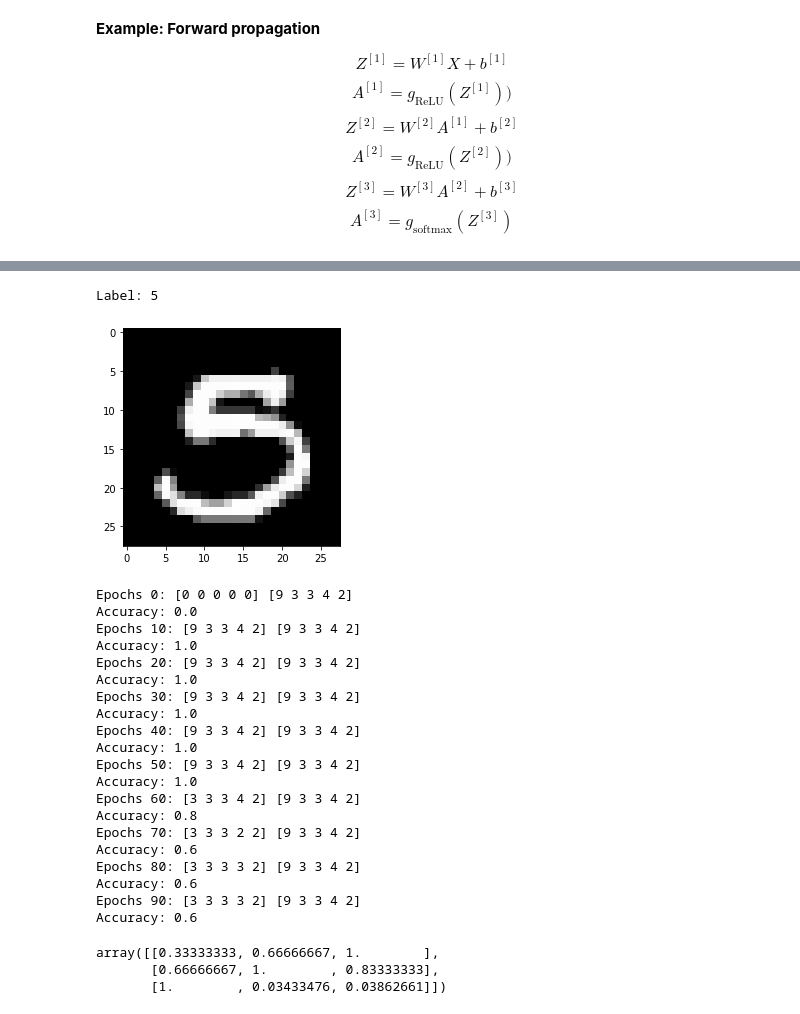
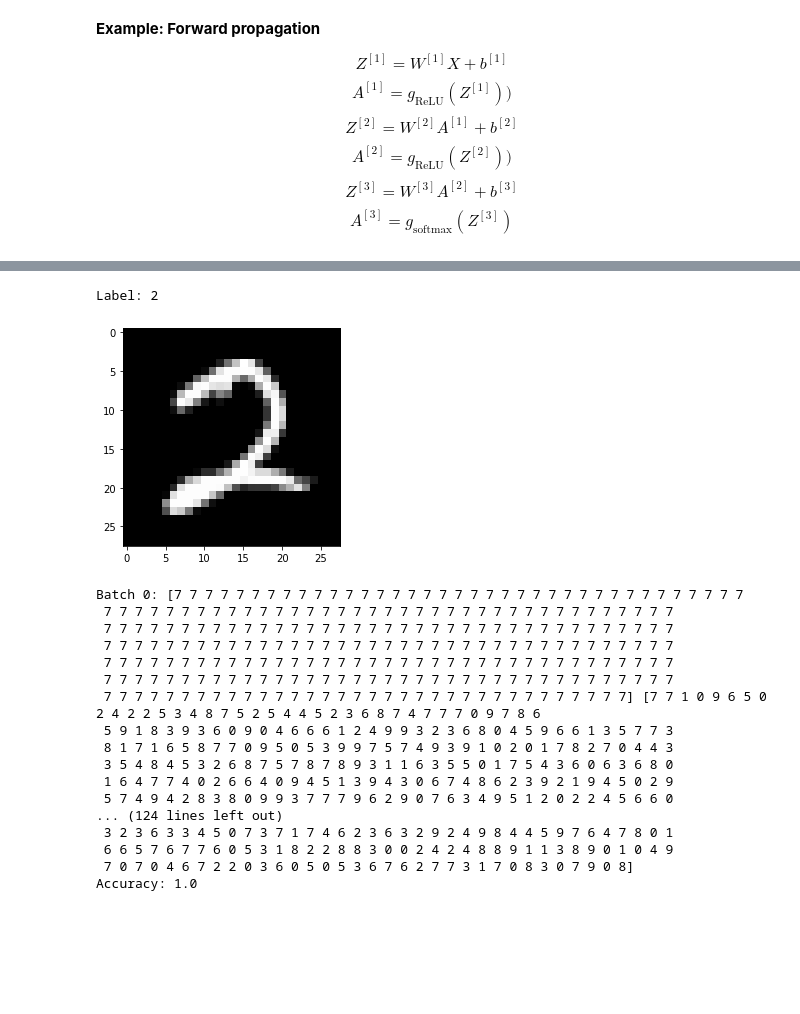
Before and after one commit to datvodinh10/Neural-Network-From-Scratch, a Jupyter notebook: main.ipynb, the cells around one changed output, grey strips where cells are left out. Cells and saved outputs as stored; diff of their text form; code cells hidden in the pictures; blank space fills up the shorter version.

```diff
--- a/main.ipynb
+++ b/main.ipynb
@@ -140,10 +174,10 @@ data = data.T
 X_train = data[1:].T / 255.
 y_train = data[0]
 # %%
-index = 3456
+index = 0
 plt.gray()
 plt.imshow(X_train[index].reshape(28,28),interpolation='nearest')
 print(f'Label: {y_train[index]}')
 # %% [output]
-Label: 5
+Label: 2
-[figure, old version]
+[figure, new version]
@@ -150,31 +186,20 @@ Label: 5
 # %%
-model = NeuralNetwork(n_inputs=784,n_outputs=10)
-model.fit(X_train[:5],y_train[:5],epochs=100,lr=0.1)
+model.fit(X_train.T,y_train,epochs=10000,lr=0.01,batch_size=256)
 # %% [output]
-Epochs 0: [0 0 0 0 0] [9 3 3 4 2]
-Accuracy: 0.0
-Epochs 10: [9 3 3 4 2] [9 3 3 4 2]
+Batch 0: [7 7 7 7 7 7 7 7 7 7 7 7 7 7 7 7 7 7 7 7 7 7 7 7 7 7 7 7 7 7 7 7 7 7 7 7 7
+ 7 7 7 7 7 7 7 7 7 7 7 7 7 7 7 7 7 7 7 7 7 7 7 7 7 7 7 7 7 7 7 7 7 7 7 7 7
+ 7 7 7 7 7 7 7 7 7 7 7 7 7 7 7 7 7 7 7 7 7 7 7 7 7 7 7 7 7 7 7 7 7 7 7 7 7
+ 7 7 7 7 7 7 7 7 7 7 7 7 7 7 7 7 7 7 7 7 7 7 7 7 7 7 7 7 7 7 7 7 7 7 7 7 7
+ 7 7 7 7 7 7 7 7 7 7 7 7 7 7 7 7 7 7 7 7 7 7 7 7 7 7 7 7 7 7 7 7 7 7 7 7 7
+ 7 7 7 7 7 7 7 7 7 7 7 7 7 7 7 7 7 7 7 7 7 7 7 7 7 7 7 7 7 7 7 7 7 7 7 7 7
+ 7 7 7 7 7 7 7 7 7 7 7 7 7 7 7 7 7 7 7 7 7 7 7 7 7 7 7 7 7 7 7 7 7 7] [7 7 1 0 9 6 5 0 2 4 2 2 5 3 4 8 7 5 2 5 4 4 5 2 3 6 8 7 4 7 7 7 0 9 7 8 6
+ 5 9 1 8 3 9 3 6 0 9 0 4 6 6 6 1 2 4 9 9 3 2 3 6 8 0 4 5 9 6 6 1 3 5 7 7 3
+ 8 1 7 1 6 5 8 7 7 0 9 5 0 5 3 9 9 7 5 7 4 9 3 9 1 0 2 0 1 7 8 2 7 0 4 4 3
+ 3 5 4 8 4 5 3 2 6 8 7 5 7 8 7 8 9 3 1 1 6 3 5 5 0 1 7 5 4 3 6 0 6 3 6 8 0
+ 1 6 4 7 7 4 0 2 6 6 4 0 9 4 5 1 3 9 4 3 0 6 7 4 8 6 2 3 9 2 1 9 4 5 0 2 9
+ 5 7 4 9 4 2 8 3 8 0 9 9 3 7 7 7 9 6 2 9 0 7 6 3 4 9 5 1 2 0 2 2 4 5 6 6 0
+... (124 lines left out)
+ 3 2 3 6 3 3 4 5 0 7 3 7 1 7 4 6 2 3 6 3 2 9 2 4 9 8 4 4 5 9 7 6 4 7 8 0 1
+ 6 6 5 7 6 7 7 6 0 5 3 1 8 2 2 8 8 3 0 0 2 4 2 4 8 8 9 1 1 3 8 9 0 1 0 4 9
+ 7 0 7 0 4 6 7 2 2 0 3 6 0 5 0 5 3 6 7 6 2 7 7 3 1 7 0 8 3 0 7 9 0 8]
 Accuracy: 1.0
-Epochs 20: [9 3 3 4 2] [9 3 3 4 2]
-Accuracy: 1.0
-Epochs 30: [9 3 3 4 2] [9 3 3 4 2]
-Accuracy: 1.0
-Epochs 40: [9 3 3 4 2] [9 3 3 4 2]
-Accuracy: 1.0
-Epochs 50: [9 3 3 4 2] [9 3 3 4 2]
-Accuracy: 1.0
-Epochs 60: [3 3 3 4 2] [9 3 3 4 2]
-Accuracy: 0.8
-Epochs 70: [3 3 3 2 2] [9 3 3 4 2]
-Accuracy: 0.6
-Epochs 80: [3 3 3 3 2] [9 3 3 4 2]
-Accuracy: 0.6
-Epochs 90: [3 3 3 3 2] [9 3 3 4 2]
-Accuracy: 0.6
-# %%
-s = np.array([[1,2,3],[4,6,5],[233,8,9]])
-s / np.max(s,axis=1).reshape(-1,1)
-# %% [output]
-array([[0.33333333, 0.66666667, 1.        ],
-       [0.66666667, 1.        , 0.83333333],
-       [1.        , 0.03433476, 0.03862661]])
```
Also changed, not shown: parts of 11 cells of this notebook.
